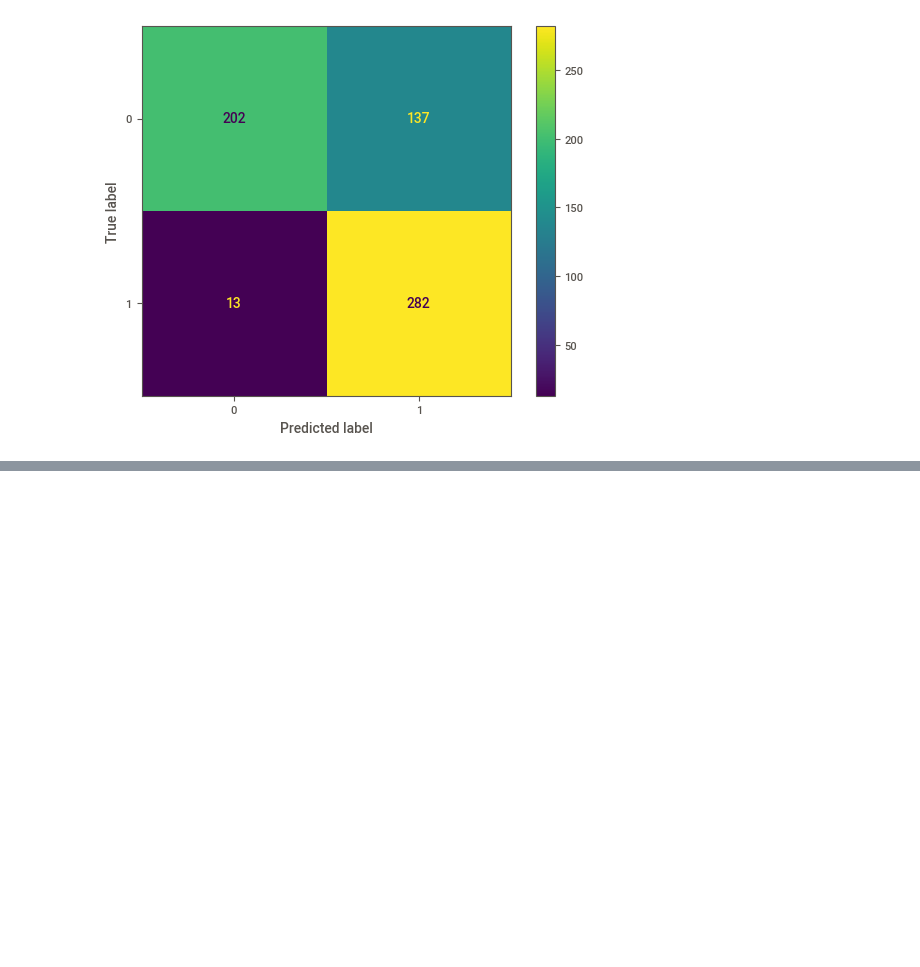
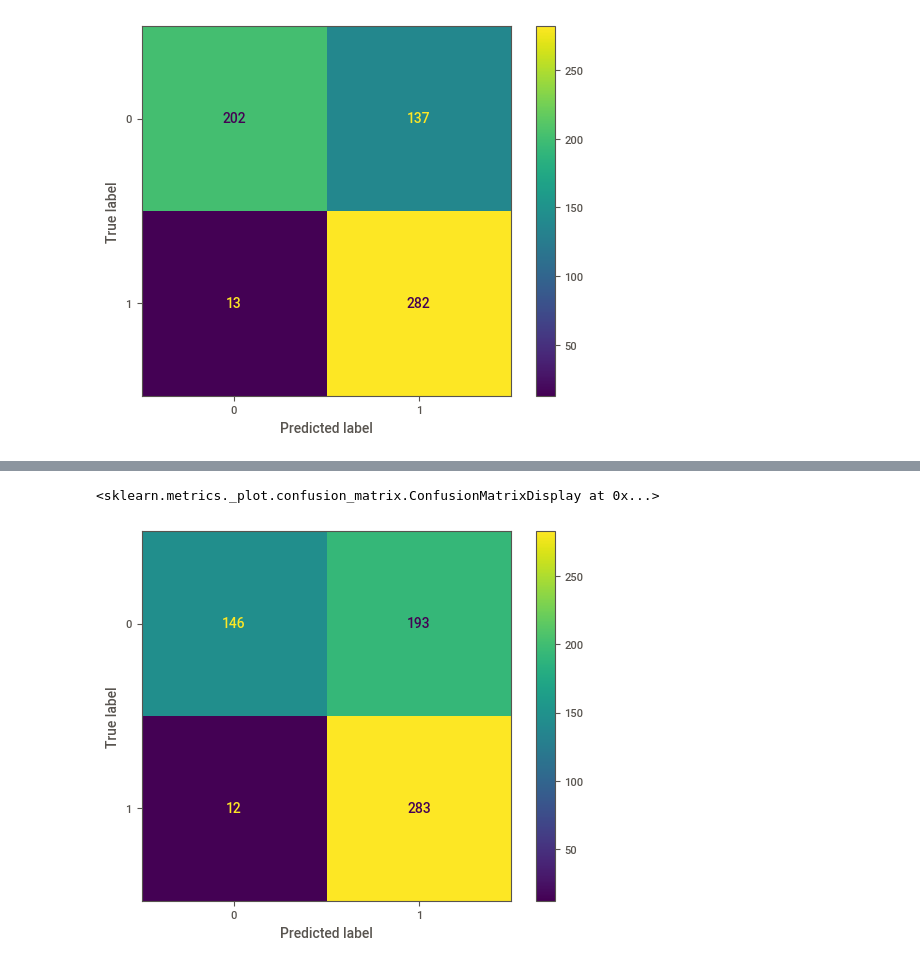
Before and after one commit to marciocamello/ml-naive-bayes, a Jupyter notebook: modelo-obesidade.ipynb, the cells around one changed output, grey strips where cells are left out. Drawn from its saved outputs; the diff is of its cells as text; code cells hidden in the pictures; blank space fills up the shorter version.

Commit message:
trainning model - best features

```diff
--- a/modelo-obesidade.ipynb
+++ b/modelo-obesidade.ipynb
@@ -228,0 +246,5 @@ display_model_baseline.plot()
+# %%
+# Features selecionadas
+kbest_features = kbest.get_support(indices=True)
+X_train_best_features = X_train.iloc[:, kbest_features]
+X_train_best_features.info()
@@ -228,0 +268,4 @@ display_model_baseline.plot()
+# %%
+# Treinar modelo com melhores features
+model_kbest = GaussianNB()
+model_kbest.fit(X_train_best_features, y_train)
@@ -228,0 +276,7 @@ display_model_baseline.plot()
+# %%
+# Filtrar as features nos dados de teste
+X_test_kbest = kbest.transform(X_test)
+X_test_kbest_features = X_test.iloc[:, kbest_features]
+# %%
+# Predizer valores do conjunto de testes
+y_pred_kbest = model_kbest.predict(X_test_kbest_features)
@@ -228,0 +301,8 @@ display_model_baseline.plot()
+# %%
+# Mostrar Matriz de Confusão
+confusion_matrix_kbest = confusion_matrix(y_test, y_pred_kbest)
+display_model_kbest = ConfusionMatrixDisplay(confusion_matrix_kbest)
+display_model_kbest.plot()
+# %% [output]
+<sklearn.metrics._plot.confusion_matrix.ConfusionMatrixDisplay at 0x...>
+[figure, added]
```
Also changed, not shown: parts of 9 cells of this notebook.
